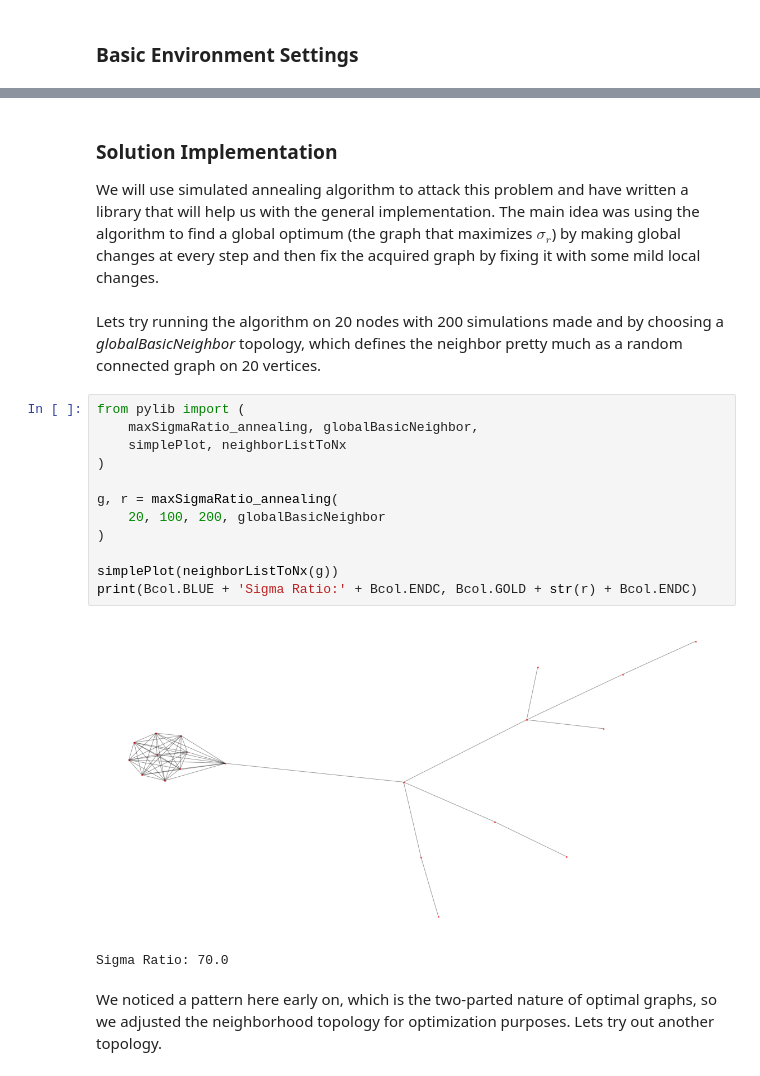
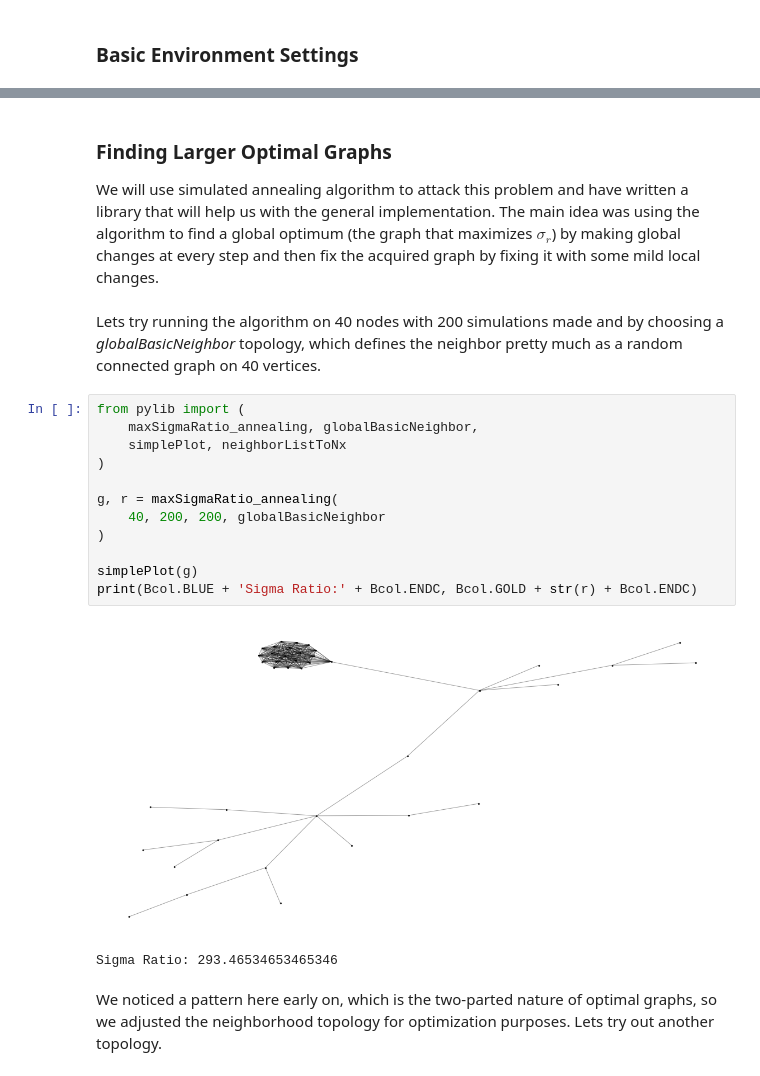
Before and after one commit to kuco23/Sigma-Irregularity, a Jupyter notebook: library_implementation.ipynb, the cells around one changed output, grey strips where cells are left out. Drawn from its saved outputs; the diff is of its cells as text.

```diff
--- a/library_implementation.ipynb
+++ b/library_implementation.ipynb
@@ -70,25 +66,25 @@ simpleSubplot(list(zip(*pairs))[1])
 # %% [markdown]
-### Solution Implementation
+### Finding Larger Optimal Graphs
 
 We will use simulated annealing algorithm to attack this problem and have written a library that will help us with the general implementation.
 The main idea was using the algorithm to find a global optimum (the graph that maximizes $\sigma_r$) by making global changes at every step and then fix the acquired graph by fixing it with some mild local changes.
 # %% [markdown]
-Lets try running the algorithm on 20 nodes with 200 simulations made and by choosing a *globalBasicNeighbor* topology, which defines the neighbor pretty much as a random connected graph on 20 vertices.
+Lets try running the algorithm on 40 nodes with 200 simulations made and by choosing a *globalBasicNeighbor* topology, which defines the neighbor pretty much as a random connected graph on 40 vertices.
 # %%
 from pylib import (
     maxSigmaRatio_annealing, globalBasicNeighbor,
     simplePlot, neighborListToNx
 )
 
 g, r = maxSigmaRatio_annealing(
-    20, 100, 200, globalBasicNeighbor
+    40, 200, 200, globalBasicNeighbor
 )
 
-simplePlot(neighborListToNx(g))
+simplePlot(g)
 print(Bcol.BLUE + 'Sigma Ratio:' + Bcol.ENDC, Bcol.GOLD + str(r) + Bcol.ENDC)
 # %% [output]
-[figure, old version]
+[figure, new version]
-Sigma Ratio: 70.0
+Sigma Ratio: 293.46534653465346
 # %% [markdown]
 We noticed a pattern here early on, which is the two-parted nature of optimal graphs, so we adjusted the neighborhood topology for optimization purposes. Lets try out another topology.
 # %%
```
Also changed, not shown: parts of 18 cells of this notebook, 17 other files.
